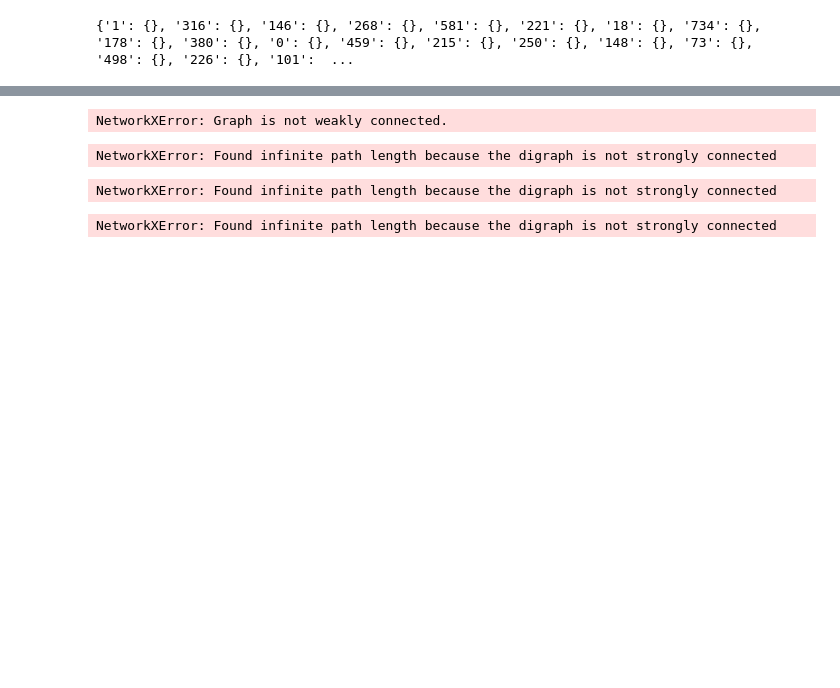
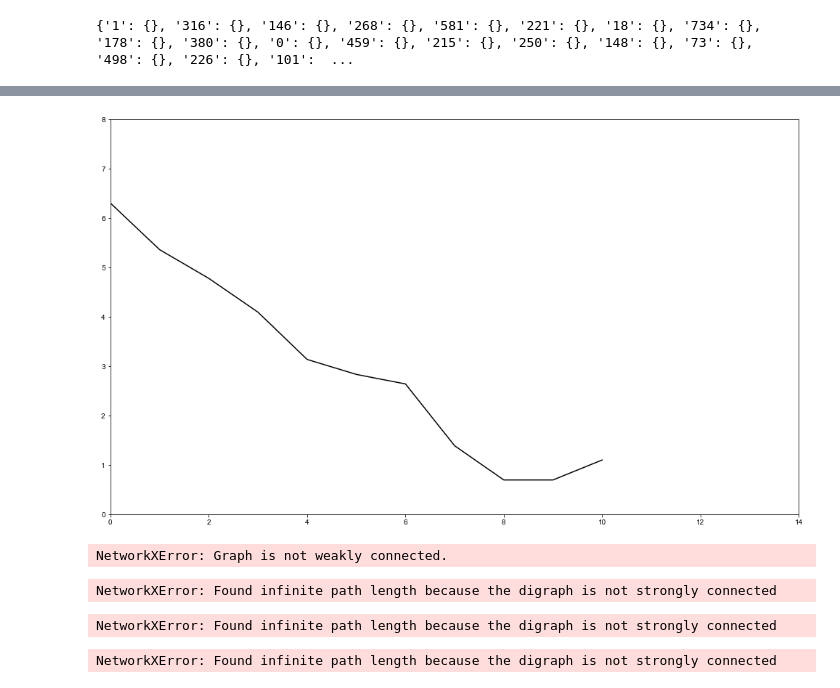
Before and after one commit to abovethecloud/complex_networks, a Jupyter notebook: PROJECT/assignment_2/departments_notebook.ipynb, the cells around one changed output, grey strips where cells are left out. Saved outputs shown, nothing was run; the diff lists cells and outputs as text; code cells hidden in the pictures; blank space fills up the shorter version.

```diff
--- a/PROJECT/assignment_2/departments_notebook.ipynb
+++ b/PROJECT/assignment_2/departments_notebook.ipynb
@@ -75,3 +118,18 @@ density of deps: 0.721835075493612
+# %%
+count, _ = np.histogram(lis2, bins=15)
+log_count = np.log(count)
+
+plt.figure(1, figsize=(17, 10))
+
+axes = plt.gca()
+axes.set_xlim([0, 14])
+axes.set_ylim([0, 8])
+
+#plt.plot(count)
+plt.plot(log_count)
+plt.savefig("log_degree.png")
+# %% [output]
+[figure, added]
 # %%
 nx.average_shortest_path_length(DG)
 # %% [output]
```
Also changed, not shown: parts of 11 cells of this notebook, 7 other files.
